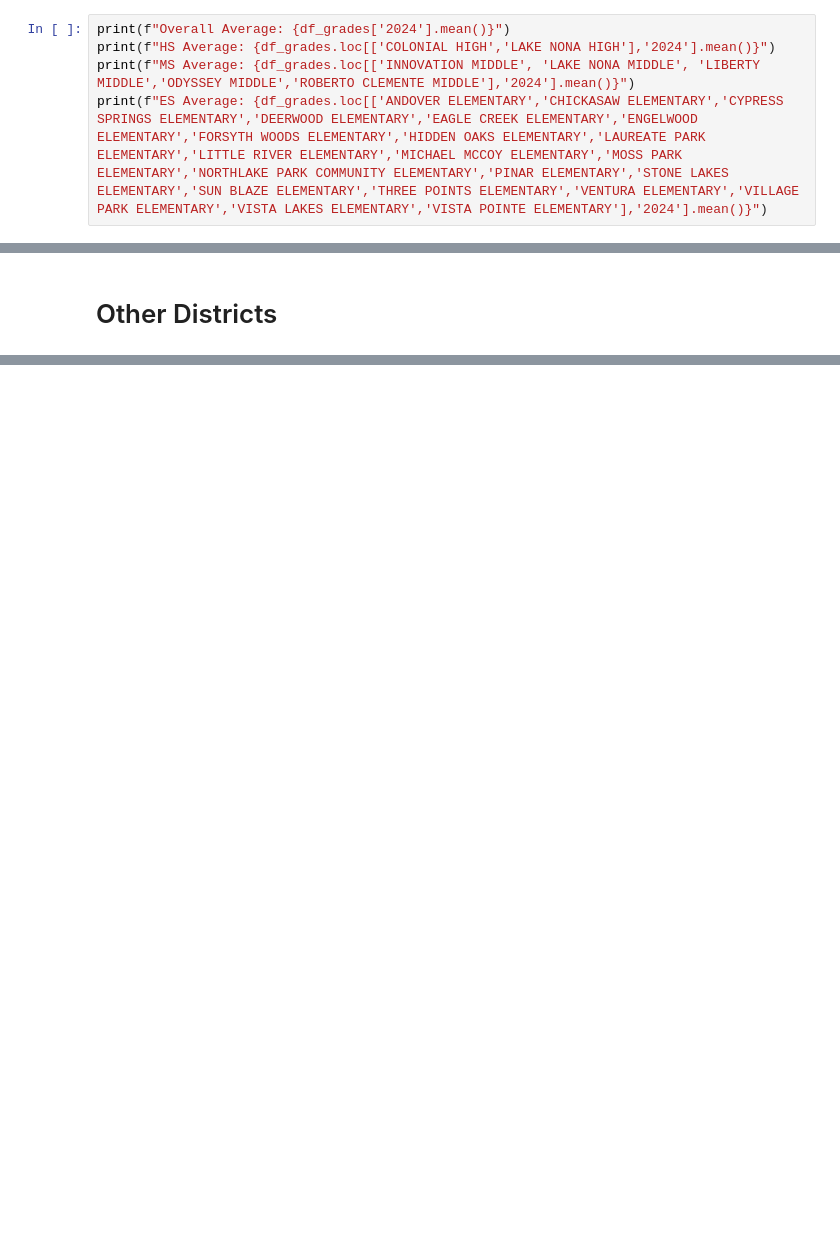
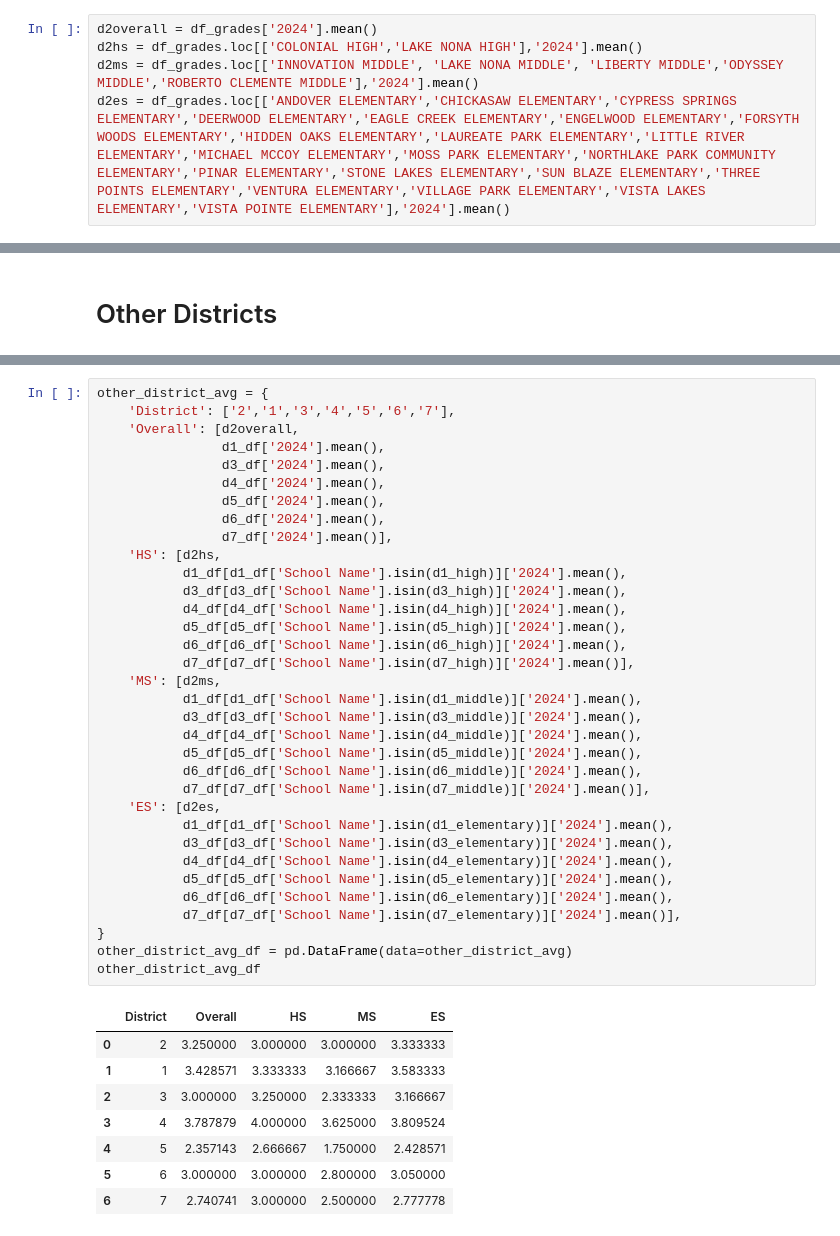
Before and after one commit to cruzdariel/Data118, a Jupyter notebook: SchoolGrades.ipynb, the cells around one changed output, grey strips where cells are left out. Cells and saved outputs as stored; diff of their text form; blank space fills up the shorter version.

```diff
--- a/SchoolGrades.ipynb
+++ b/SchoolGrades.ipynb
@@ -200,5 +187,5 @@ df_grades[df_grades['Change'] == 0]
 # %%
-print(f"Overall Average: {df_grades['2024'].mean()}")
-print(f"HS Average: {df_grades.loc[['COLONIAL HIGH','LAKE NONA HIGH'],'2024'].mean()}")
-print(f"MS Average: {df_grades.loc[['INNOVATION MIDDLE', 'LAKE NONA MIDDLE', 'LIBERTY MIDDLE','ODYSSEY MIDDLE','ROBERTO CLEMENTE MIDDLE'],'2024'].mean()}")
-print(f"ES Average: {df_grades.loc[['ANDOVER ELEMENTARY','CHICKASAW ELEMENTARY','CYPRESS SPRINGS ELEMENTARY','DEERWOOD ELEMENTARY','EAGLE CREEK ELEMENTARY','ENGELWOOD ELEMENTARY','FORSYTH WOODS ELEMENTARY','HIDDEN OAKS ELEMENTARY','LAUREATE PARK ELEMENTARY','LITTLE RIVER ELEMENTARY','MICHAEL MCCOY ELEMENTARY','MOSS PARK ELEMENTARY','NORTHLAKE PARK COMMUNITY ELEMENTARY','PINAR ELEMENTARY','STONE LAKES ELEMENTARY','SUN BLAZE ELEMENTARY','THREE POINTS ELEMENTARY','VENTURA ELEMENTARY','VILLAGE PARK ELEMENTARY','VISTA LAKES ELEMENTARY','VISTA POINTE ELEMENTARY'],'2024'].mean()}")
+d2overall = df_grades['2024'].mean()
+d2hs = df_grades.loc[['COLONIAL HIGH','LAKE NONA HIGH'],'2024'].mean()
+d2ms = df_grades.loc[['INNOVATION MIDDLE', 'LAKE NONA MIDDLE', 'LIBERTY MIDDLE','ODYSSEY MIDDLE','ROBERTO CLEMENTE MIDDLE'],'2024'].mean()
+d2es = df_grades.loc[['ANDOVER ELEMENTARY','CHICKASAW ELEMENTARY','CYPRESS SPRINGS ELEMENTARY','DEERWOOD ELEMENTARY','EAGLE CREEK ELEMENTARY','ENGELWOOD ELEMENTARY','FORSYTH WOODS ELEMENTARY','HIDDEN OAKS ELEMENTARY','LAUREATE PARK ELEMENTARY','LITTLE RIVER ELEMENTARY','MICHAEL MCCOY ELEMENTARY','MOSS PARK ELEMENTARY','NORTHLAKE PARK COMMUNITY ELEMENTARY','PINAR ELEMENTARY','STONE LAKES ELEMENTARY','SUN BLAZE ELEMENTARY','THREE POINTS ELEMENTARY','VENTURA ELEMENTARY','VILLAGE PARK ELEMENTARY','VISTA LAKES ELEMENTARY','VISTA POINTE ELEMENTARY'],'2024'].mean()
@@ -422,0 +437,43 @@ d7_df = df_other[df_other['School Name'].isin(d7)]
+# %%
+other_district_avg = {
+    'District': ['2','1','3','4','5','6','7'],
+    'Overall': [d2overall,
+                d1_df['2024'].mean(),
+                d3_df['2024'].mean(),
+                d4_df['2024'].mean(),
+                d5_df['2024'].mean(),
+                d6_df['2024'].mean(),
+                d7_df['2024'].mean()],
+    'HS': [d2hs,
+           d1_df[d1_df['School Name'].isin(d1_high)]['2024'].mean(),
+           d3_df[d3_df['School Name'].isin(d3_high)]['2024'].mean(),
+           d4_df[d4_df['School Name'].isin(d4_high)]['2024'].mean(),
+           d5_df[d5_df['School Name'].isin(d5_high)]['2024'].mean(),
+           d6_df[d6_df['School Name'].isin(d6_high)]['2024'].mean(),
+           d7_df[d7_df['School Name'].isin(d7_high)]['2024'].mean()],
+    'MS': [d2ms,
+           d1_df[d1_df['School Name'].isin(d1_middle)]['2024'].mean(),
+           d3_df[d3_df['School Name'].isin(d3_middle)]['2024'].mean(),
+           d4_df[d4_df['School Name'].isin(d4_middle)]['2024'].mean(),
+           d5_df[d5_df['School Name'].isin(d5_middle)]['2024'].mean(),
+           d6_df[d6_df['School Name'].isin(d6_middle)]['2024'].mean(),
+           d7_df[d7_df['School Name'].isin(d7_middle)]['2024'].mean()],
+    'ES': [d2es,
+           d1_df[d1_df['School Name'].isin(d1_elementary)]['2024'].mean(),
+           d3_df[d3_df['School Name'].isin(d3_elementary)]['2024'].mean(),
+           d4_df[d4_df['School Name'].isin(d4_elementary)]['2024'].mean(),
+           d5_df[d5_df['School Name'].isin(d5_elementary)]['2024'].mean(),
+           d6_df[d6_df['School Name'].isin(d6_elementary)]['2024'].mean(),
+           d7_df[d7_df['School Name'].isin(d7_elementary)]['2024'].mean()],
+}
+other_district_avg_df = pd.DataFrame(data=other_district_avg)
+other_district_avg_df
+# %% [output]
+|  | District | Overall | HS | MS | ES |
+| 0 | 2 | 3.250000 | 3.000000 | 3.000000 | 3.333333 |
+| 1 | 1 | 3.428571 | 3.333333 | 3.166667 | 3.583333 |
+| 2 | 3 | 3.000000 | 3.250000 | 2.333333 | 3.166667 |
+| 3 | 4 | 3.787879 | 4.000000 | 3.625000 | 3.809524 |
+| 4 | 5 | 2.357143 | 2.666667 | 1.750000 | 2.428571 |
+| 5 | 6 | 3.000000 | 3.000000 | 2.800000 | 3.050000 |
+| 6 | 7 | 2.740741 | 3.000000 | 2.500000 | 2.777778 |
```
Also changed, not shown: parts of 14 cells of this notebook.
